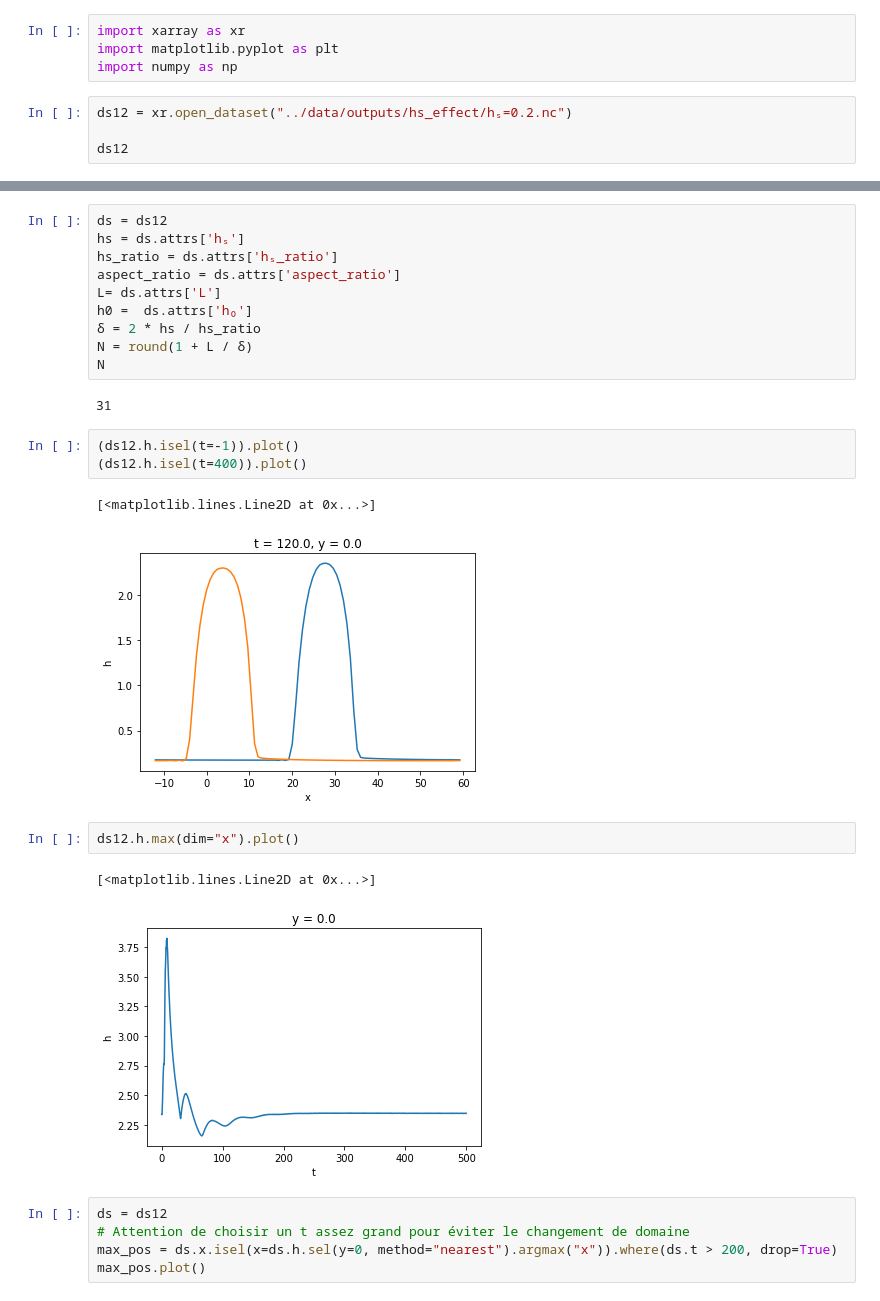
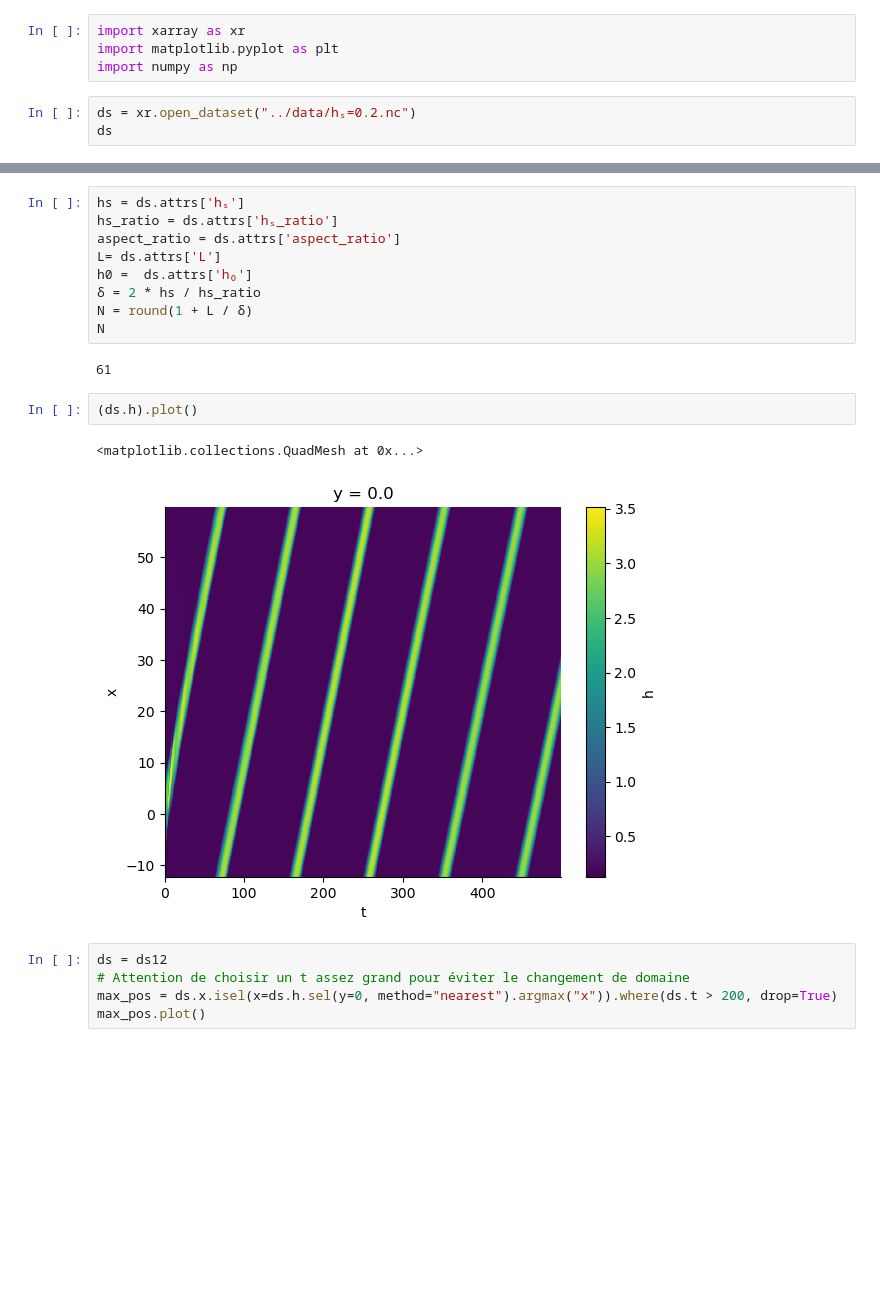
Before and after one commit to celliern/DropletSpreadingSim, a Jupyter notebook: scripts/99-explore_data_1D_value_has.ipynb, the cells around one changed output, grey strips where cells are left out. Saved outputs shown, nothing was run; the diff lists cells and outputs as text; blank space fills up the shorter version.

```diff
--- a/scripts/99-explore_data_1D_value_has.ipynb
+++ b/scripts/99-explore_data_1D_value_has.ipynb
@@ -3,8 +3,7 @@ import xarray as xr
 import matplotlib.pyplot as plt
 import numpy as np
 # %%
-ds12 = xr.open_dataset("../data/outputs/hs_effect/hₛ=0.2.nc")
-
-ds12
+ds = xr.open_dataset("../data/hₛ=0.2.nc")
+ds
 # %% [output]
 <xarray.Dataset>
@@ -25,7 +24,6 @@ Data variables:
     θτ:             0.0
     aspect_ratio:   3
 # %%
-ds = ds12
 hs = ds.attrs['hₛ']
 hs_ratio = ds.attrs['hₛ_ratio']
 aspect_ratio = ds.attrs['aspect_ratio']
@@ -35,18 +33,12 @@ h0 =  ds.attrs['h₀']
 N = round(1 + L / δ)
 N
 # %% [output]
-31
+61
-# %%
-(ds12.h.isel(t=-1)).plot()
-(ds12.h.isel(t=400)).plot()
-# %% [output]
-[<matplotlib.lines.Line2D at 0x...>]
-[figure, removed]
-# %%
-ds12.h.max(dim="x").plot()
-# %% [output]
-[<matplotlib.lines.Line2D at 0x...>]
-[figure, removed]
+# %%
+(ds.h).plot()
+# %% [output]
+<matplotlib.collections.QuadMesh at 0x...>
+[figure, added]
 # %%
 ds = ds12
 # Attention de choisir un t assez grand pour éviter le changement de domaine
```
Also changed, not shown: parts of 1 cell of this notebook, 4 other files.
